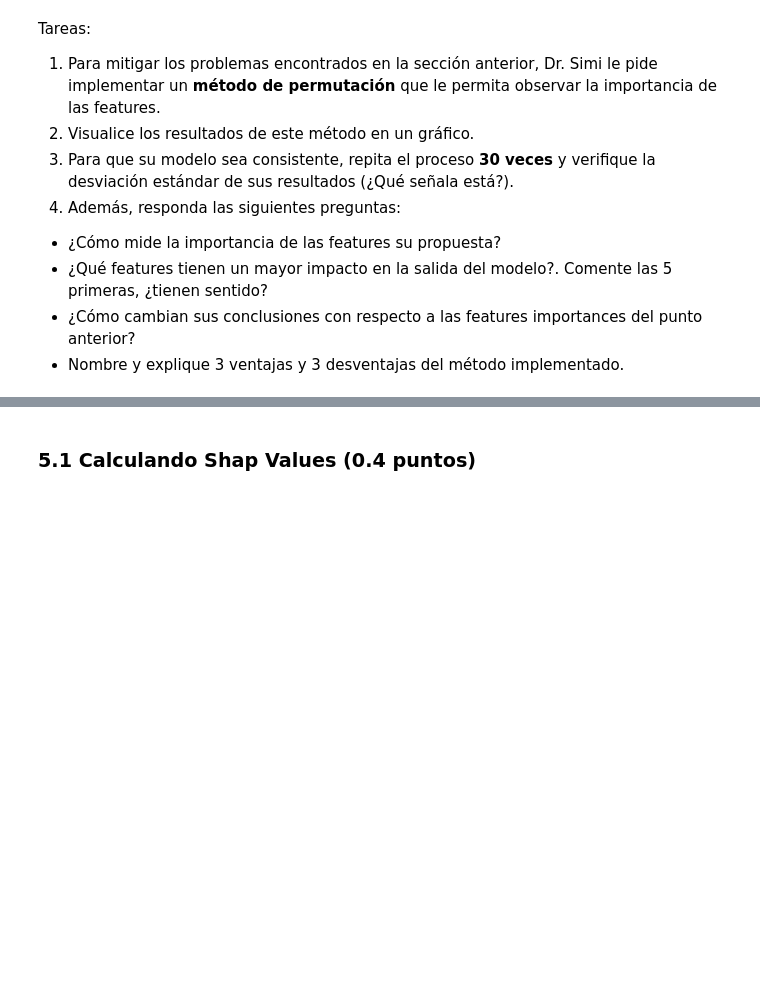
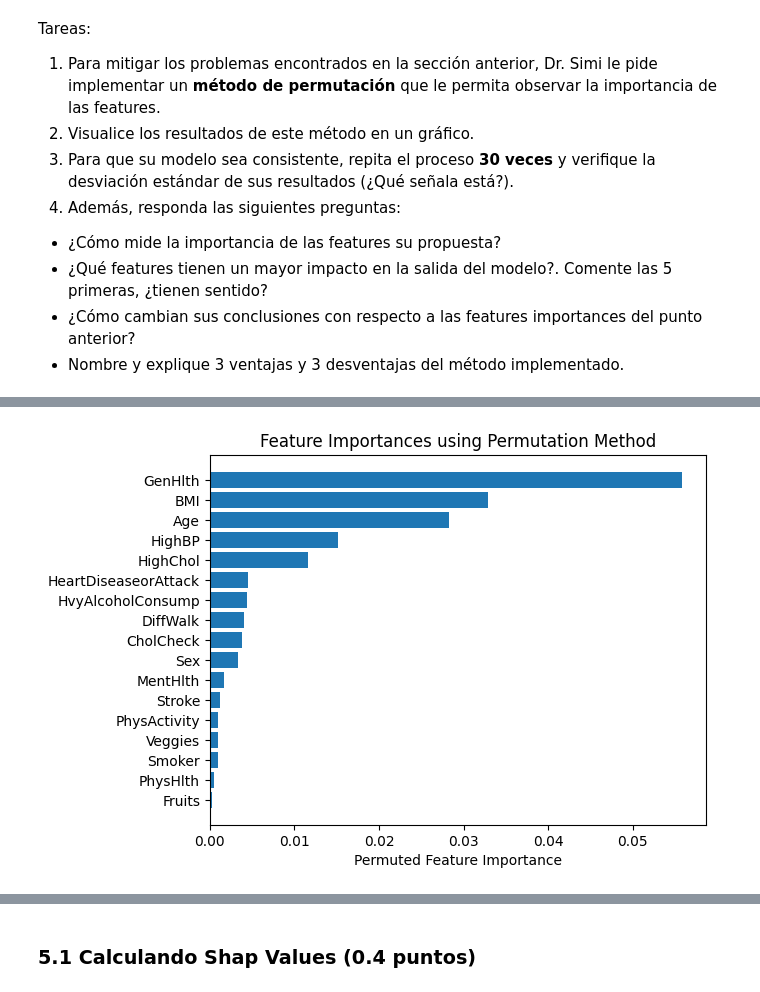
Before and after one commit to t-abedrapo/Laboratorio10_REP, a Jupyter notebook: Lab10.ipynb, the cells around one changed output, grey strips where cells are left out. Saved outputs shown, nothing was run; the diff lists cells and outputs as text; code cells hidden in the pictures; blank space fills up the shorter version.

```diff
--- a/Lab10.ipynb
+++ b/Lab10.ipynb
@@ -130,0 +254,14 @@ Tareas:
+# %%
+from sklearn.inspection import permutation_importance
+
+
+n_repeats = 10
+p = permutation_importance(model, X_test, y_test, n_repeats=n_repeats, random_state=re, n_jobs=-1)
+
+f_importances = p.importances_mean
+sorted_i = np.argsort(f_importances)
+n = len(sorted_i)
+
+feature_names =  X.columns
+for i in sorted_i:
+  print(feature_names[i])
@@ -130,0 +286,9 @@ Tareas:
+# %%
+
+plt.barh(range(n), f_importances[sorted_i])
+plt.yticks(range(n), feature_names[sorted_i])
+plt.xlabel("Permuted Feature Importance")
+plt.title("Feature Importances using Permutation Method")
+plt.show()
+# %% [output]
+[figure, added]
```
Also changed, not shown: parts of 23 cells of this notebook.
